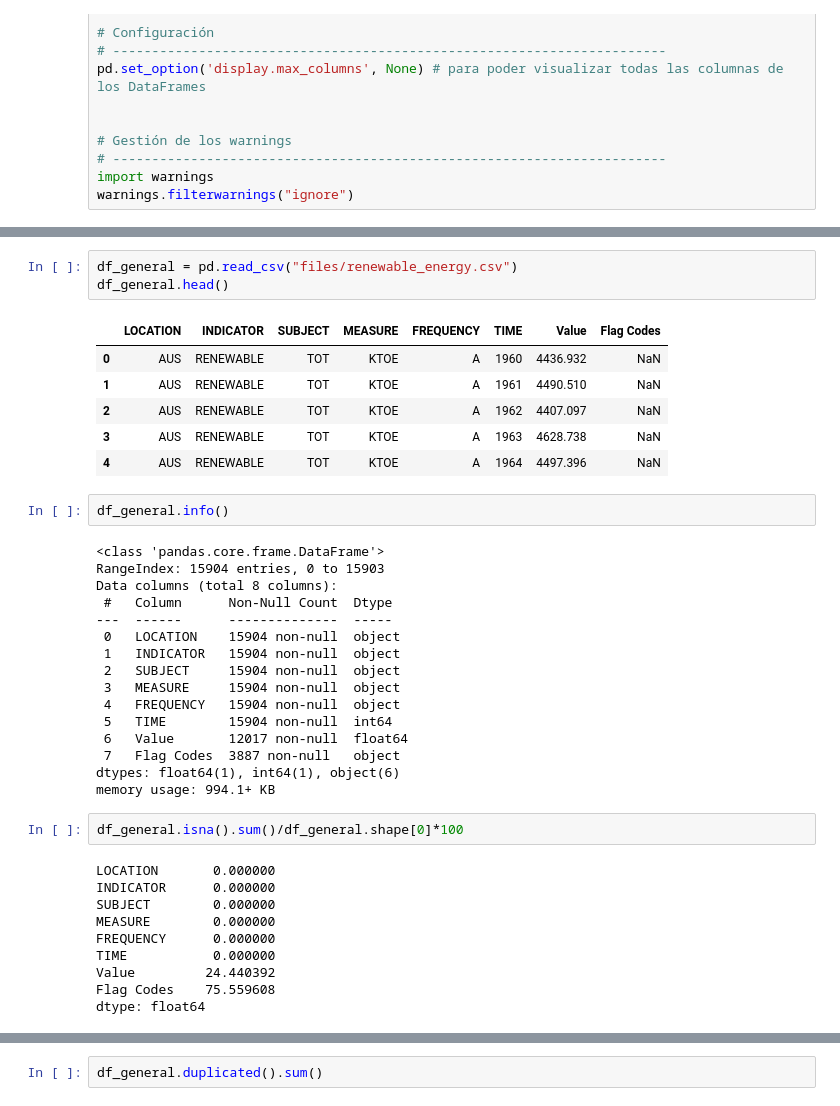
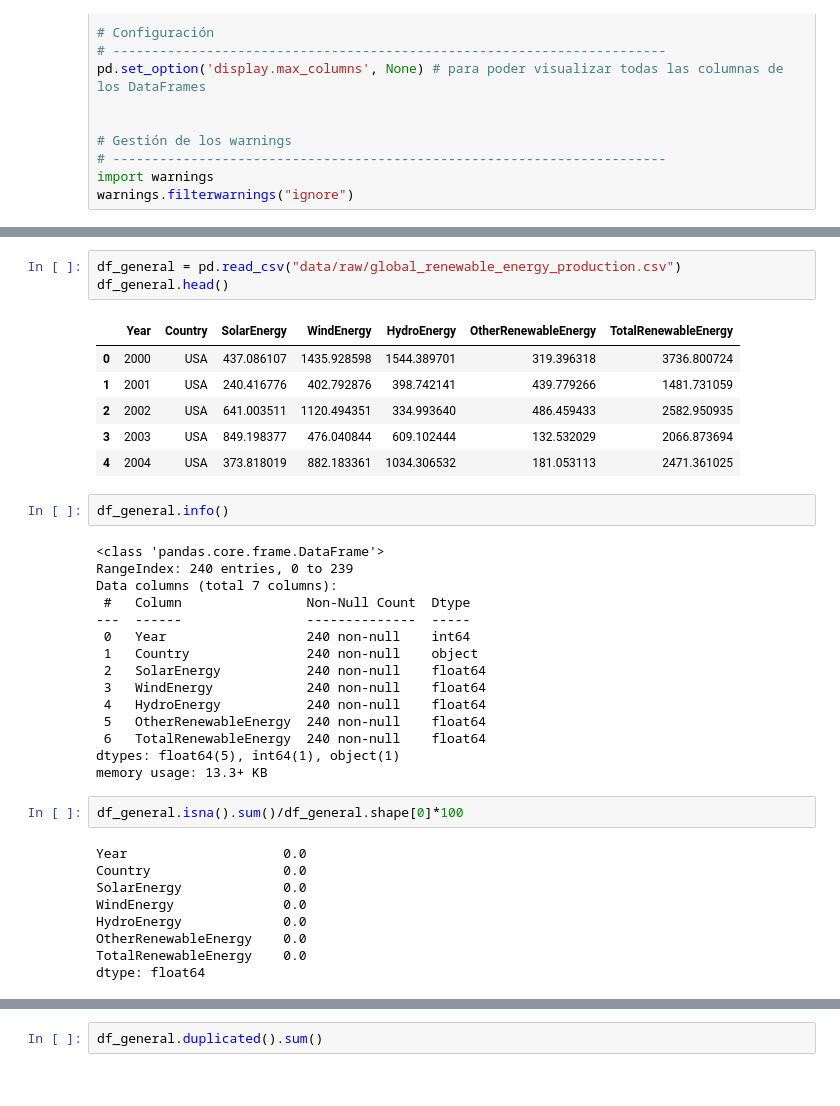
Before and after one commit to sansisimon/renewable-energy-project, a Jupyter notebook: EDA_01.ipynb, the cells around one changed output, grey strips where cells are left out. Saved outputs shown, nothing was run; the diff lists cells and outputs as text.

```diff
--- a/EDA_01.ipynb
+++ b/EDA_01.ipynb
@@ -31,40 +33,38 @@ warnings.filterwarnings("ignore")
 # %%
-df_general = pd.read_csv("files/renewable_energy.csv")
+df_general = pd.read_csv("data/raw/global_renewable_energy_production.csv")
 df_general.head()
 # %% [output]
-|  | LOCATION | INDICATOR | SUBJECT | MEASURE | FREQUENCY | TIME | Value | Flag Codes |
-| 0 | AUS | RENEWABLE | TOT | KTOE | A | 1960 | 4436.932 | NaN |
-| 1 | AUS | RENEWABLE | TOT | KTOE | A | 1961 | 4490.510 | NaN |
-| 2 | AUS | RENEWABLE | TOT | KTOE | A | 1962 | 4407.097 | NaN |
-| 3 | AUS | RENEWABLE | TOT | KTOE | A | 1963 | 4628.738 | NaN |
-| 4 | AUS | RENEWABLE | TOT | KTOE | A | 1964 | 4497.396 | NaN |
+|  | Year | Country | SolarEnergy | WindEnergy | HydroEnergy | OtherRenewableEnergy | TotalRenewableEnergy |
+| 0 | 2000 | USA | 437.086107 | 1435.928598 | 1544.389701 | 319.396318 | 3736.800724 |
+| 1 | 2001 | USA | 240.416776 | 402.792876 | 398.742141 | 439.779266 | 1481.731059 |
+| 2 | 2002 | USA | 641.003511 | 1120.494351 | 334.993640 | 486.459433 | 2582.950935 |
+| 3 | 2003 | USA | 849.198377 | 476.040844 | 609.102444 | 132.532029 | 2066.873694 |
+| 4 | 2004 | USA | 373.818019 | 882.183361 | 1034.306532 | 181.053113 | 2471.361025 |
 # %%
 df_general.info()
 # %% [output]
 <class 'pandas.core.frame.DataFrame'>
-RangeIndex: 15904 entries, 0 to 15903
-Data columns (total 8 columns):
- #   Column      Non-Null Count  Dtype
----  ------      --------------  -----
- 0   LOCATION    15904 non-null  object
- 1   INDICATOR   15904 non-null  object
- 2   SUBJECT     15904 non-null  object
- 3   MEASURE     15904 non-null  object
- 4   FREQUENCY   15904 non-null  object
- 5   TIME        15904 non-null  int64
- 6   Value       12017 non-null  float64
- 7   Flag Codes  3887 non-null   object
-dtypes: float64(1), int64(1), object(6)
-memory usage: 994.1+ KB
+RangeIndex: 240 entries, 0 to 239
+Data columns (total 7 columns):
+ #   Column                Non-Null Count  Dtype
+---  ------                --------------  -----
+ 0   Year                  240 non-null    int64
+ 1   Country               240 non-null    object
+ 2   SolarEnergy           240 non-null    float64
+ 3   WindEnergy            240 non-null    float64
+ 4   HydroEnergy           240 non-null    float64
+ 5   OtherRenewableEnergy  240 non-null    float64
+ 6   TotalRenewableEnergy  240 non-null    float64
+dtypes: float64(5), int64(1), object(1)
+memory usage: 13.3+ KB
 # %%
 df_general.isna().sum()/df_general.shape[0]*100
 # %% [output]
-LOCATION       0.000000
-INDICATOR      0.000000
-SUBJECT        0.000000
-MEASURE        0.000000
-FREQUENCY      0.000000
-TIME           0.000000
-Value         24.440392
-Flag Codes    75.559608
+Year                    0.0
+Country                 0.0
+SolarEnergy             0.0
+WindEnergy              0.0
+HydroEnergy             0.0
+OtherRenewableEnergy    0.0
+TotalRenewableEnergy    0.0
 dtype: float64
```
Also changed, not shown: parts of 58 cells of this notebook, 37 other files.
